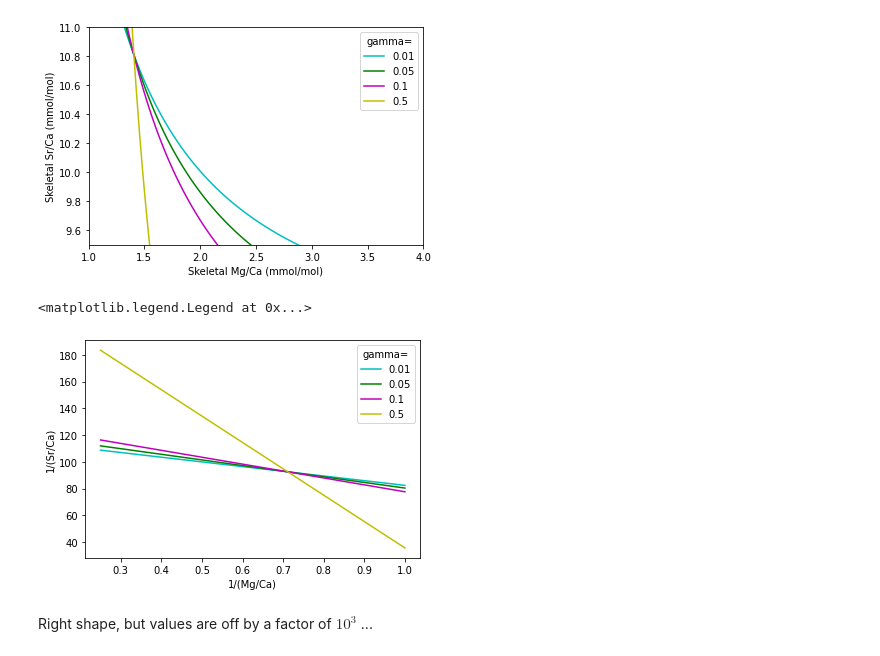
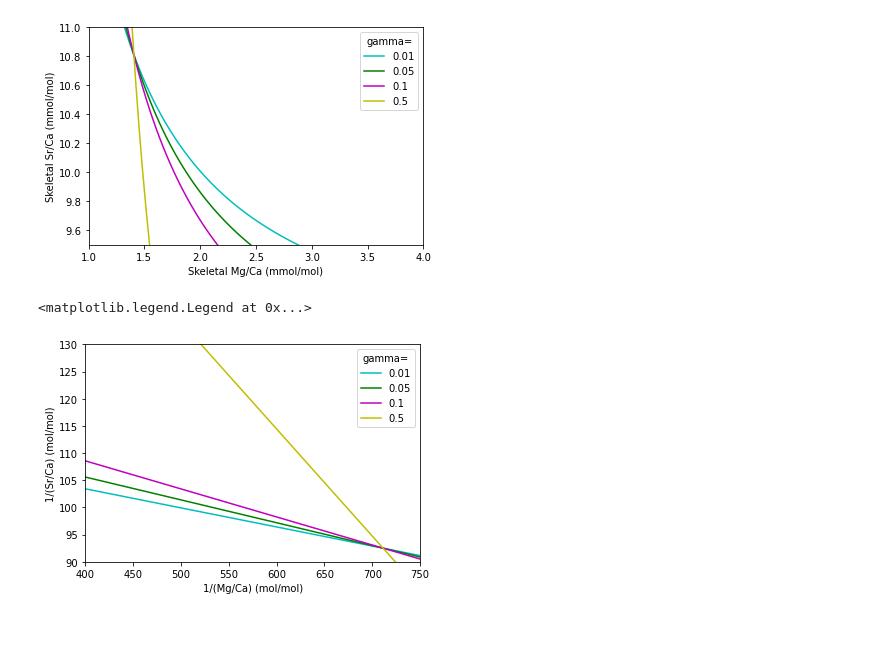
Before and after one commit to MadisonEast/Calcification-Models, a Jupyter notebook: Gagnon2012_steady_state_model/Gagnon2012_SteadyStateModel.ipynb, the cells around one changed output. Drawn from its saved outputs; the diff is of its cells as text; code cells hidden in the pictures; blank space fills up the shorter version.

```diff
--- a/Gagnon2012_steady_state_model/Gagnon2012_SteadyStateModel.ipynb
+++ b/Gagnon2012_steady_state_model/Gagnon2012_SteadyStateModel.ipynb
@@ -89,0 +130,31 @@ The ratio is lowered when more calcium arrives via pumping.
+# %%
+SrCa_coral = np.linspace(1e-6, 25e-3, 100) # in mol/mol
+Dsr = 1.257 # the strontium partition coefficient (unitless)
+gamma = 0.0
+
+SrCa_sw = 8.6e-3 # mol/mol
+SrCa_0 = Dsr * SrCa_sw
+
+y = SrCa_coral * 1e3  # converting to mmol/mol
+
+
+
+plt.plot(np.log10(FluxParSrCaEqu(Dsr, gamma, Dsr * 1e-5, SrCa_coral)), y, alpha=1, color='c', label='1e-5')
+plt.plot(np.log10(FluxParSrCaEqu(Dsr, gamma, Dsr * 1e-4, SrCa_coral)), y, alpha=1, color='g', label='1e-4')
+plt.plot(np.log10(FluxParSrCaEqu(Dsr, gamma, Dsr * 8.6e-3, SrCa_coral)), y, alpha=1, color='m', label='8.6e-3')
+plt.plot(np.log10(FluxParSrCaEqu(Dsr, gamma, Dsr * 1e-2, SrCa_coral)), y, alpha=1, color='brown', label='1e-2')
+plt.plot(np.log10(FluxParSrCaEqu(Dsr, gamma, Dsr * 1, SrCa_coral)), y, alpha=1, color='salmon', label='1')
+
+plt.plot(np.log10(FluxParSrCaEqu(Dsr, gamma, Dsr * 2, SrCa_coral)), y, alpha=1, color='navy', label='2')
+plt.plot(np.log10(FluxParSrCaEqu(Dsr, gamma, Dsr * 6, SrCa_coral)), y, alpha=1, color='orange', label='6')
+
+# plt.plot(np.log10(FluxParSrCaEqu(Dsr, gamma, Dsr * , SrCa_coral)), y, alpha=1, color='gold', label='0.4')
+# plt.plot(np.log10(FluxParSrCaEqu(Dsr, gamma, Dsr * , SrCa_coral)), y, alpha=1, color='y', label='0.2')
+# plt.plot(np.log10(FluxParSrCaEqu(Dsr, gamma, Dsr * , SrCa_coral)), y, alpha=1, color='k', label='0.00001')
+
+
+#plt.xlim(-3,3)
+#plt.ylim(0,12)
+plt.xlabel('$Log_{10}(P/kzp[Ca]_{SW}$)')
+plt.ylabel('Skeletal X/Ca (mmol/mol)')
+plt.legend(title="SrCa_sw")
@@ -104,7 +178,7 @@ MgCa_0 = Dmg * MgCa_sw
 
 #gamma01 = 0.01
 
-MgCa_coral = np.linspace(1e-3,12e-3,100)
+MgCa_coral = np.linspace(1e-6,12e-3,100)
 # %%
 y = MgCa_coral * 1e3
 
@@ -171,21 +244,19 @@ plt.legend(title="gamma=")
 # %%
 ## Trying to plot the inverse curve by simply taking the inverse while plotting
 
-x = MgCa_coral * 1e3
+x = MgCa_coral
 
 plt.plot(1/x, (1/(SrCaEqu(Dsr, 0.01, Dmg, MgCa_0, SrCa_0, MgCa_coral))), alpha=1, color='c', label='0.01')
 plt.plot(1/x, (1/(SrCaEqu(Dsr, 0.05, Dmg, MgCa_0, SrCa_0, MgCa_coral))), alpha=1, color='g', label='0.05')
 plt.plot(1/x, (1/(SrCaEqu(Dsr, 0.1, Dmg, MgCa_0, SrCa_0, MgCa_coral))), alpha=1, color='m', label='0.1')
 plt.plot(1/x, (1/(SrCaEqu(Dsr, 0.5, Dmg, MgCa_0, SrCa_0, MgCa_coral))), alpha=1, color='y', label='0.5')
 
-#plt.xscale('log')
-#plt.xlim(1,4)
-#plt.ylim(9.5,11)
-plt.xlabel('1/(Mg/Ca)')
-plt.ylabel('1/(Sr/Ca)')
+
+plt.xlim(400,750)
+plt.ylim(90,130)
+plt.xlabel('1/(Mg/Ca) (mol/mol)')
+plt.ylabel('1/(Sr/Ca) (mol/mol)')
 plt.legend(title="gamma=")
 # %% [output]
 <matplotlib.legend.Legend at 0x...>
-[figure, old version]
+[figure, new version]
-# %% [markdown]
-Right shape, but values are off by a factor of $10^{3}$ ...
```
Also changed, not shown: parts of 14 cells of this notebook, 2 other files.
